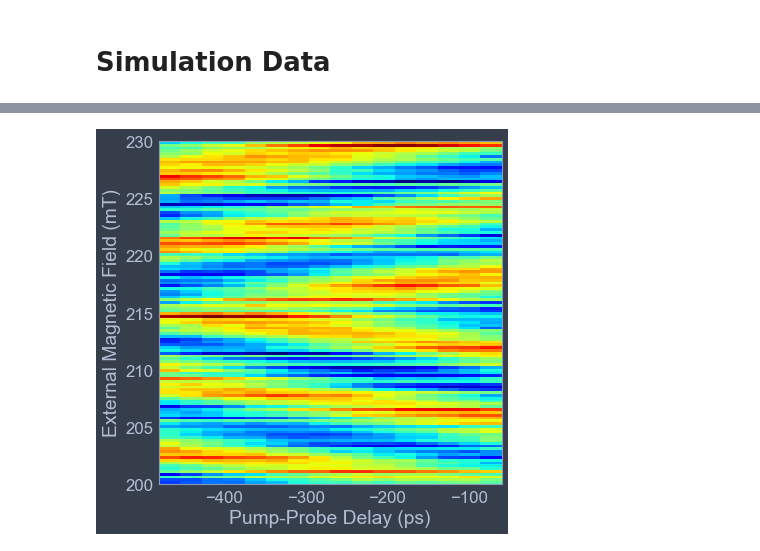
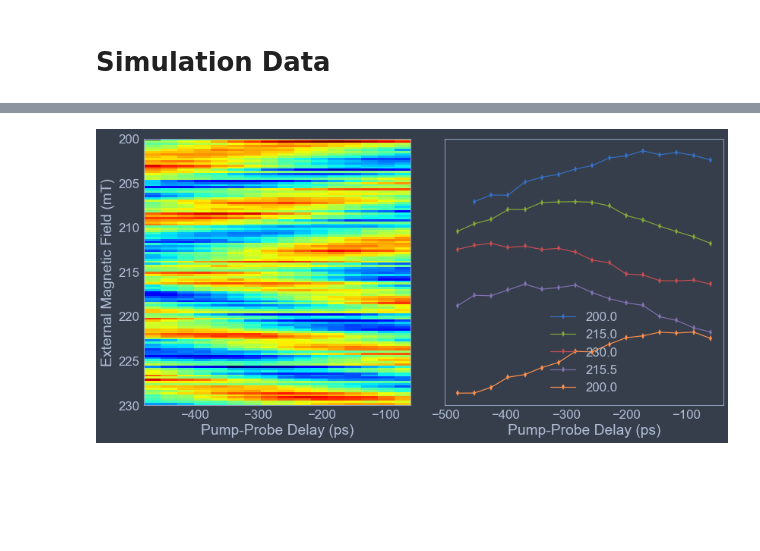
Before and after one commit to mwmacmahon/experimentdataanalysis, a Jupyter notebook: temp - testing dfplots.ipynb, the cells around one changed output, grey strips where cells are left out. Saved outputs shown, nothing was run; the diff lists cells and outputs as text; code cells hidden in the pictures; blank space fills up the shorter version.

```diff
--- a/temp - testing dfplots.ipynb
+++ b/temp - testing dfplots.ipynb
@@ -225,22 +287,23 @@ simulation_constants = {
 simulation_params_1 = \
     simple_trkr_rsa_simulation.generate_TRKR_simulation_params(nx, ndatasets,
                                                                simulation_constants, seed)
-dataframe_1 = \
-    simple_trkr_rsa_simulation.generate_TRKR_simulation_dataframe(tvals, dataset_bvals,
-                                                                  simulation_params,
-                                                                  suppress_plot=False)
 simulation_params_2 = \
     simple_trkr_rsa_simulation.generate_TRKR_simulation_params(nx, ndatasets,
                                                                simulation_constants, seed + 1)
+dataframe_1 = \
+    simple_trkr_rsa_simulation.generate_TRKR_simulation_dataframe(tvals, dataset_bvals,
+                                                                  simulation_params_1,
+                                                                  suppress_plot=True)
 dataframe_2 = \
     simple_trkr_rsa_simulation.generate_TRKR_simulation_dataframe(tvals, dataset_bvals[::-1],
-                                                                  simulation_params,
+                                                                  simulation_params_2,
                                                                   suppress_plot=True)
 dataframe_2.index.map(lambda x: (x[0] + 1, x[1], x[2]))
 dataframe_2.index = dataframe_2.index.map(lambda x: (x[0] + 1, x[1] - 1000, x[2]))
 dataframe_2.index.set_names(dataframe_1.index.names)
 dataframe = pd.concat([dataframe_1, dataframe_2])
-dataframe.tail(5)
+dataframe['kerr_rotation'].loc[0,0,0] = np.nan
+dataframe.head(5)
 # %% [output]
 |  |  |  | b_external | kerr_rotation | probe_delay |
 | run_id | index_2d | index_1d |  |  |  |
@@ -253,18 +315,35 @@ dataframe.tail(5)
 # %%
-# TEST WITH >2D INDICES
-plt.figure(figsize=(6, 6))
-ax = plt.subplot(111)
+# plot newly created dataframe and show the first few rows
+# TODO: TEST WITH >2D INDICES
+figure_size = (12, 6)
+num_waterfall_plots = 5
 data_column = 'kerr_rotation'
 x_values_column = 'probe_delay'
 y_values_column = 'b_external'
 xlabel = 'Pump-Probe Delay (ps)'
 ylabel = 'External Magnetic Field (mT)'
-imshow_kwargs = {'aspect': 1.0}
-plot_dataframe_2d(dataframe,
-                  data_column,
-                  x_values_column=x_values_column,
-                  y_values_column=y_values_column,
-                  xlabel=xlabel, ylabel=ylabel,
-                  ax=ax, **imshow_kwargs)
+imshow_kwargs = {'aspect': 1.0,
+                 'origin': 'upper'}
+
+plt.figure(figsize=figure_size)
+ax1 = plt.subplot(1,2,1)
+ax2 = plt.subplot(1,2,2)
+
+plot_dataframe_colorplot(dataframe, data_column,
+                         x_values_column,
+                         y_values_column,
+                         xlabel=xlabel, ylabel=ylabel,
+                         ax=ax1, **imshow_kwargs)
+
+plot_dataframe_waterfall(dataframe, data_column,
+                         num_waterfall_plots,
+                         x_values_column,
+                         y_values_column,
+                         xlabel=xlabel, ylabel=None,
+                         ax=ax2)
+ax2.yaxis.set_ticklabels([])
+
+
+plt.show()
 # %% [output]
-[figure, old version]
+[figure, new version]
```
Also changed, not shown: parts of 4 cells of this notebook, 4 other files.
